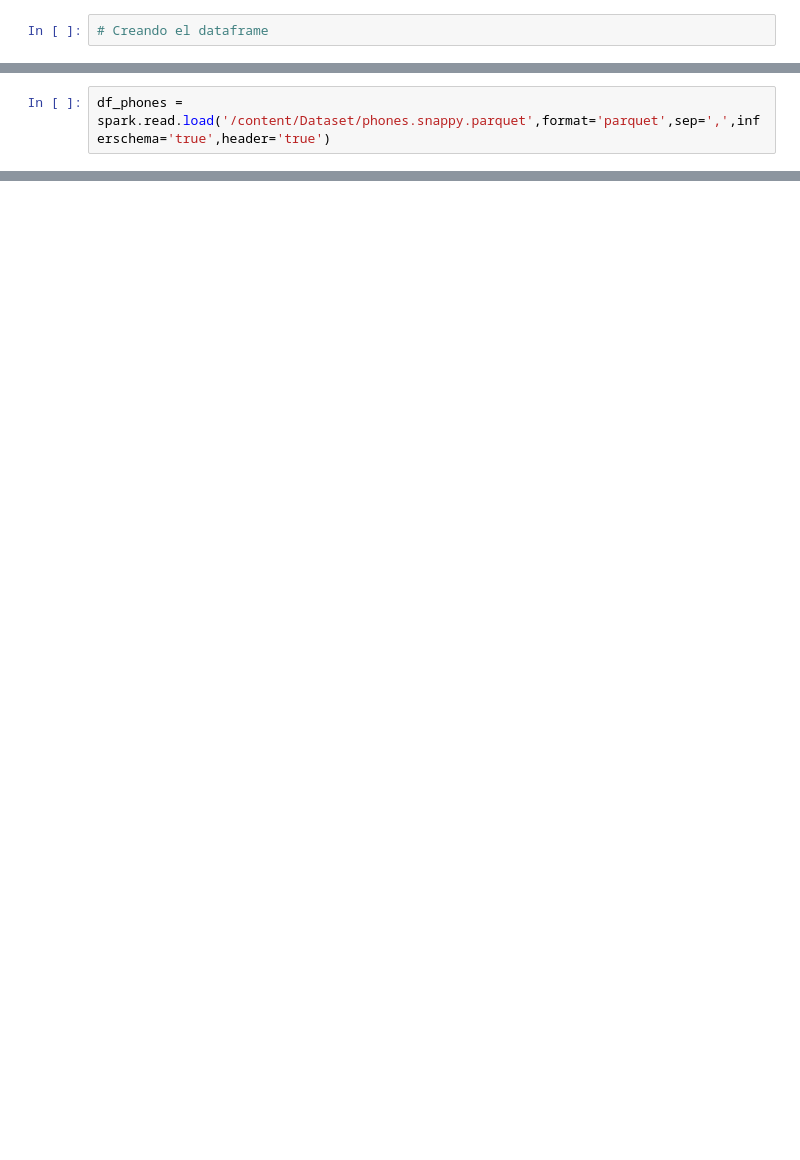
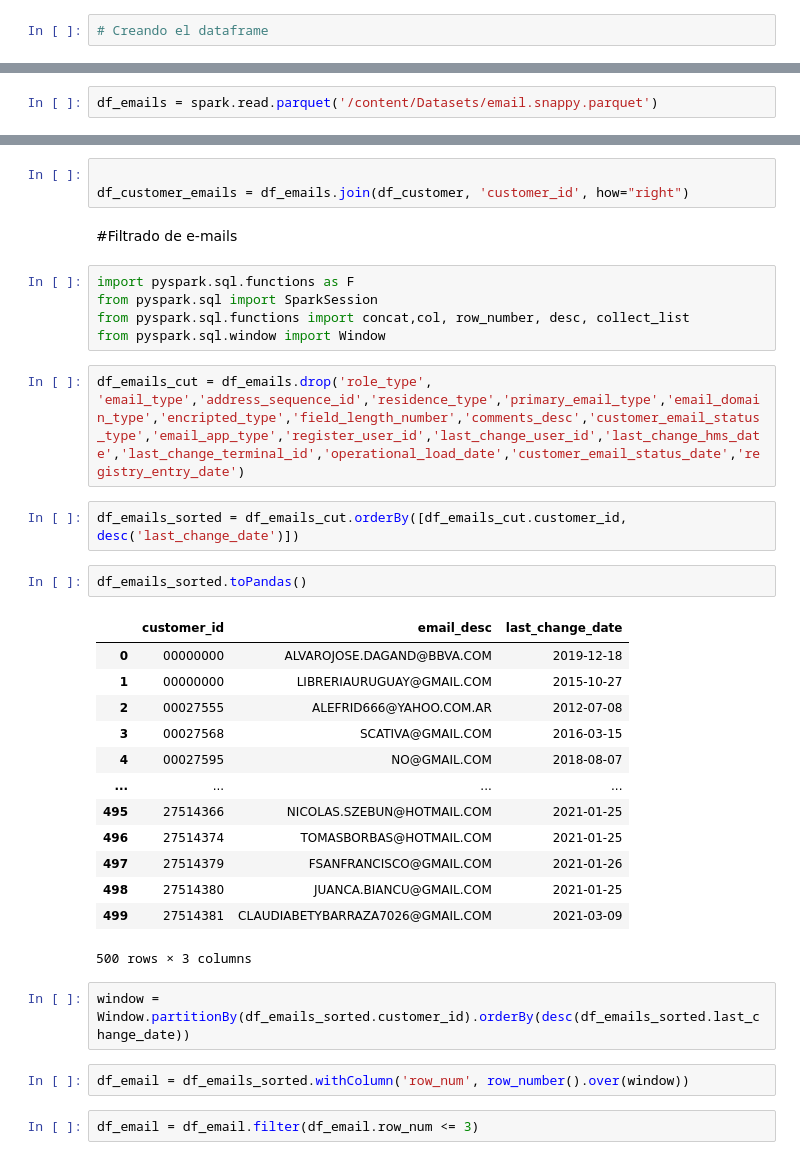
Before and after one commit to iGhostlp/Albus, a Jupyter notebook: Proyecto_BBVA.ipynb, the cells around one changed output, grey strips where cells are left out. Saved outputs shown, nothing was run; the diff lists cells and outputs as text; blank space fills up the shorter version.

```diff
--- a/Proyecto_BBVA.ipynb
+++ b/Proyecto_BBVA.ipynb
@@ -118,2 +106,0 @@ df_customerb = spark.read.load('/content/Dataset/customer_basics.snappy.parquet'
-# %%
-df_phones = spark.read.load('/content/Dataset/phones.snappy.parquet',format='parquet',sep=',',inferschema='true',header='true')
@@ -181,0 +181,2 @@ only showing top 20 rows
+# %%
+df_emails = spark.read.parquet('/content/Datasets/email.snappy.parquet')
@@ -181,0 +185,36 @@ only showing top 20 rows
+# %%
+
+df_customer_emails = df_emails.join(df_customer, 'customer_id', how="right")
+# %% [markdown]
+#Filtrado de e-mails
+# %%
+import pyspark.sql.functions as F
+from pyspark.sql import SparkSession
+from pyspark.sql.functions import concat,col, row_number, desc, collect_list
+from pyspark.sql.window import Window
+# %%
+df_emails_cut = df_emails.drop('role_type', 'email_type','address_sequence_id','residence_type','primary_email_type','email_domain_type','encripted_type','field_length_number','comments_desc','customer_email_status_type','email_app_type','register_user_id','last_change_user_id','last_change_hms_date','last_change_terminal_id','operational_load_date','customer_email_status_date','registry_entry_date')
+# %%
+df_emails_sorted = df_emails_cut.orderBy([df_emails_cut.customer_id, desc('last_change_date')])
+# %%
+df_emails_sorted.toPandas()
+# %% [output]
+|  | customer_id | email_desc | last_change_date |
+| 0 | 00000000 | ALVAROJOSE.DAGAND@BBVA.COM | 2019-12-18 |
+| 1 | 00000000 | LIBRERIAURUGUAY@GMAIL.COM | 2015-10-27 |
+| 2 | 00027555 | ALEFRID666@YAHOO.COM.AR | 2012-07-08 |
+| 3 | 00027568 | SCATIVA@GMAIL.COM | 2016-03-15 |
+| 4 | 00027595 | NO@GMAIL.COM | 2018-08-07 |
+| ... | ... | ... | ... |
+| 495 | 27514366 | NICOLAS.SZEBUN@HOTMAIL.COM | 2021-01-25 |
+| 496 | 27514374 | TOMASBORBAS@HOTMAIL.COM | 2021-01-25 |
+| 497 | 27514379 | FSANFRANCISCO@GMAIL.COM | 2021-01-26 |
+| 498 | 27514380 | JUANCA.BIANCU@GMAIL.COM | 2021-01-25 |
+| 499 | 27514381 | CLAUDIABETYBARRAZA7026@GMAIL.COM | 2021-03-09 |
+500 rows × 3 columns
+# %%
+window = Window.partitionBy(df_emails_sorted.customer_id).orderBy(desc(df_emails_sorted.last_change_date))
+# %%
+df_email = df_emails_sorted.withColumn('row_num', row_number().over(window))
+# %%
+df_email = df_email.filter(df_email.row_num <= 3)
```
Also changed, not shown: parts of 29 cells of this notebook.
